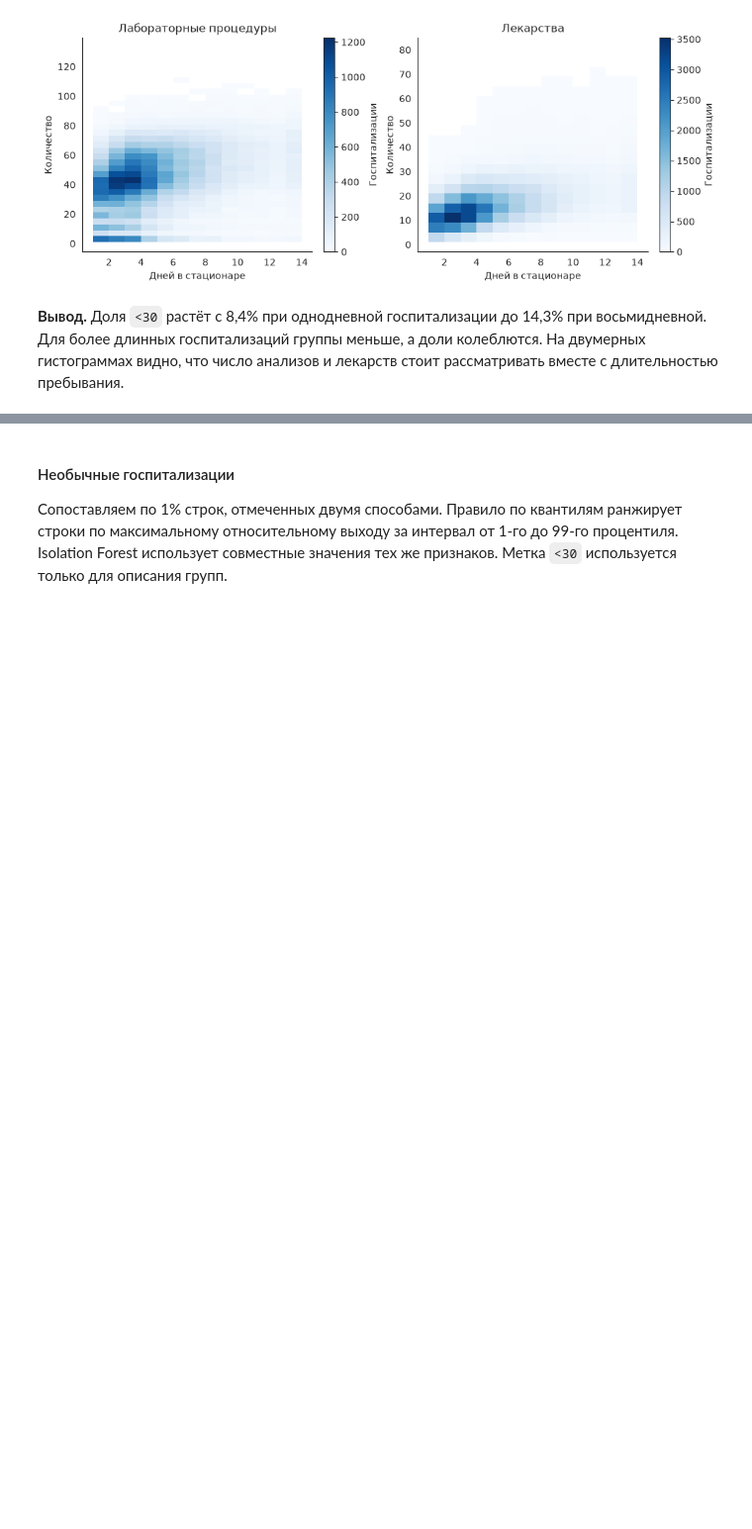
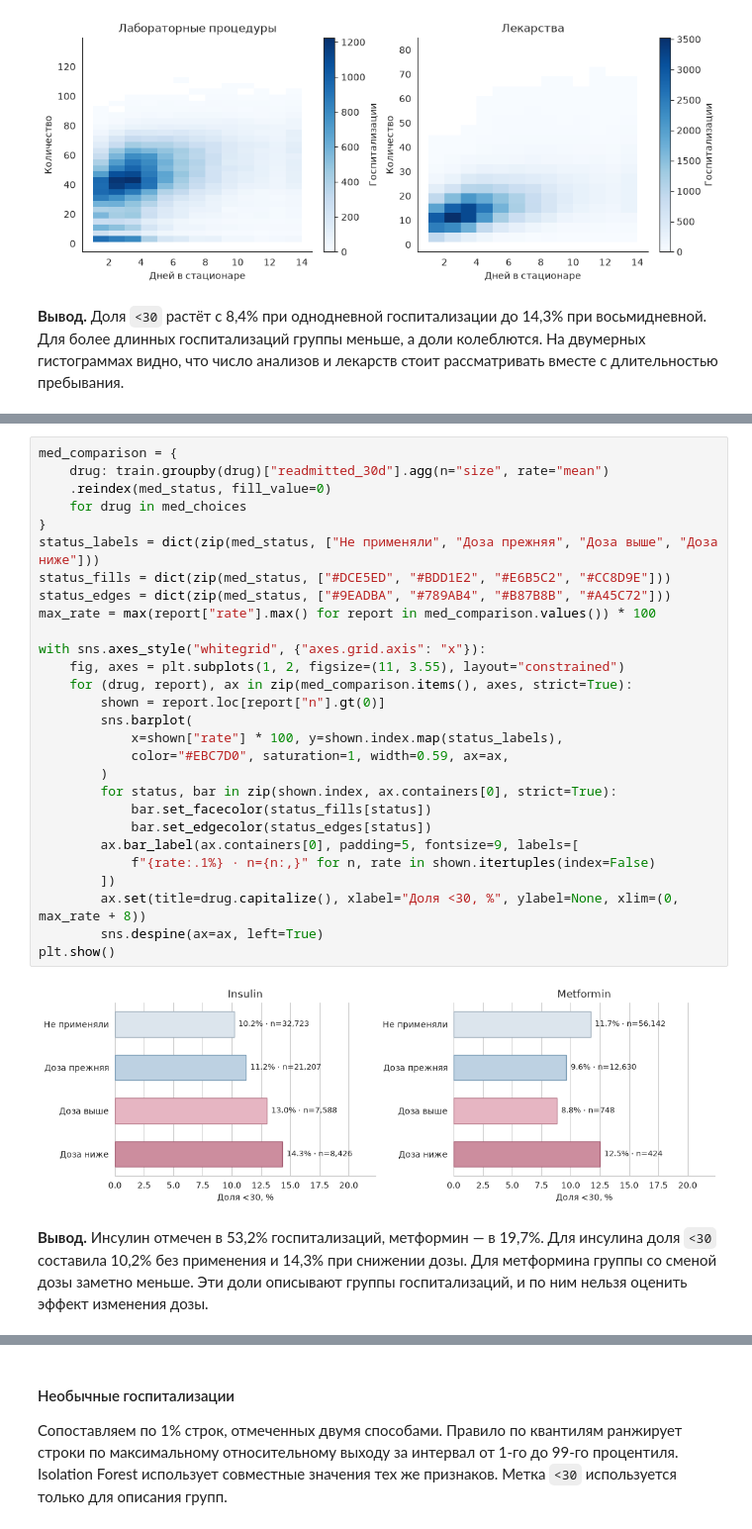
Before and after one commit to FlexonaFFt/cu-ml-diabetes-project, a Jupyter notebook: eda_notebooks/eda_fundamental.ipynb, the cells around one changed output, grey strips where cells are left out. Shown at 99% size. Cells and saved outputs as stored; diff of their text form; blank space fills up the shorter version.

```diff
--- a/eda_notebooks/eda_fundamental.ipynb
+++ b/eda_notebooks/eda_fundamental.ipynb
@@ -617,0 +706,32 @@ plt.show()
+# %%
+med_comparison = {
+    drug: train.groupby(drug)["readmitted_30d"].agg(n="size", rate="mean")
+    .reindex(med_status, fill_value=0)
+    for drug in med_choices
+}
+status_labels = dict(zip(med_status, ["Не применяли", "Доза прежняя", "Доза выше", "Доза ниже"]))
+status_fills = dict(zip(med_status, ["#DCE5ED", "#BDD1E2", "#E6B5C2", "#CC8D9E"]))
+status_edges = dict(zip(med_status, ["#9EADBA", "#789AB4", "#B87B8B", "#A45C72"]))
+max_rate = max(report["rate"].max() for report in med_comparison.values()) * 100
+
+with sns.axes_style("whitegrid", {"axes.grid.axis": "x"}):
+    fig, axes = plt.subplots(1, 2, figsize=(11, 3.55), layout="constrained")
+    for (drug, report), ax in zip(med_comparison.items(), axes, strict=True):
+        shown = report.loc[report["n"].gt(0)]
+        sns.barplot(
+            x=shown["rate"] * 100, y=shown.index.map(status_labels),
+            color="#EBC7D0", saturation=1, width=0.59, ax=ax,
+        )
+        for status, bar in zip(shown.index, ax.containers[0], strict=True):
+            bar.set_facecolor(status_fills[status])
+            bar.set_edgecolor(status_edges[status])
+        ax.bar_label(ax.containers[0], padding=5, fontsize=9, labels=[
+            f"{rate:.1%} · n={n:,}" for n, rate in shown.itertuples(index=False)
+        ])
+        ax.set(title=drug.capitalize(), xlabel="Доля <30, %", ylabel=None, xlim=(0, max_rate + 8))
+        sns.despine(ax=ax, left=True)
+plt.show()
+# %% [output]
+[figure, added]
+# %% [markdown]
+**Вывод.** Инсулин отмечен в 53,2% госпитализаций, метформин — в 19,7%. Для инсулина доля `<30` составила 10,2% без применения и 14,3% при снижении дозы. Для метформина группы со сменой дозы заметно меньше. Эти доли описывают группы госпитализаций, и по ним нельзя оценить эффект изменения дозы.
```
Also changed, not shown: parts of 8 cells of this notebook.
